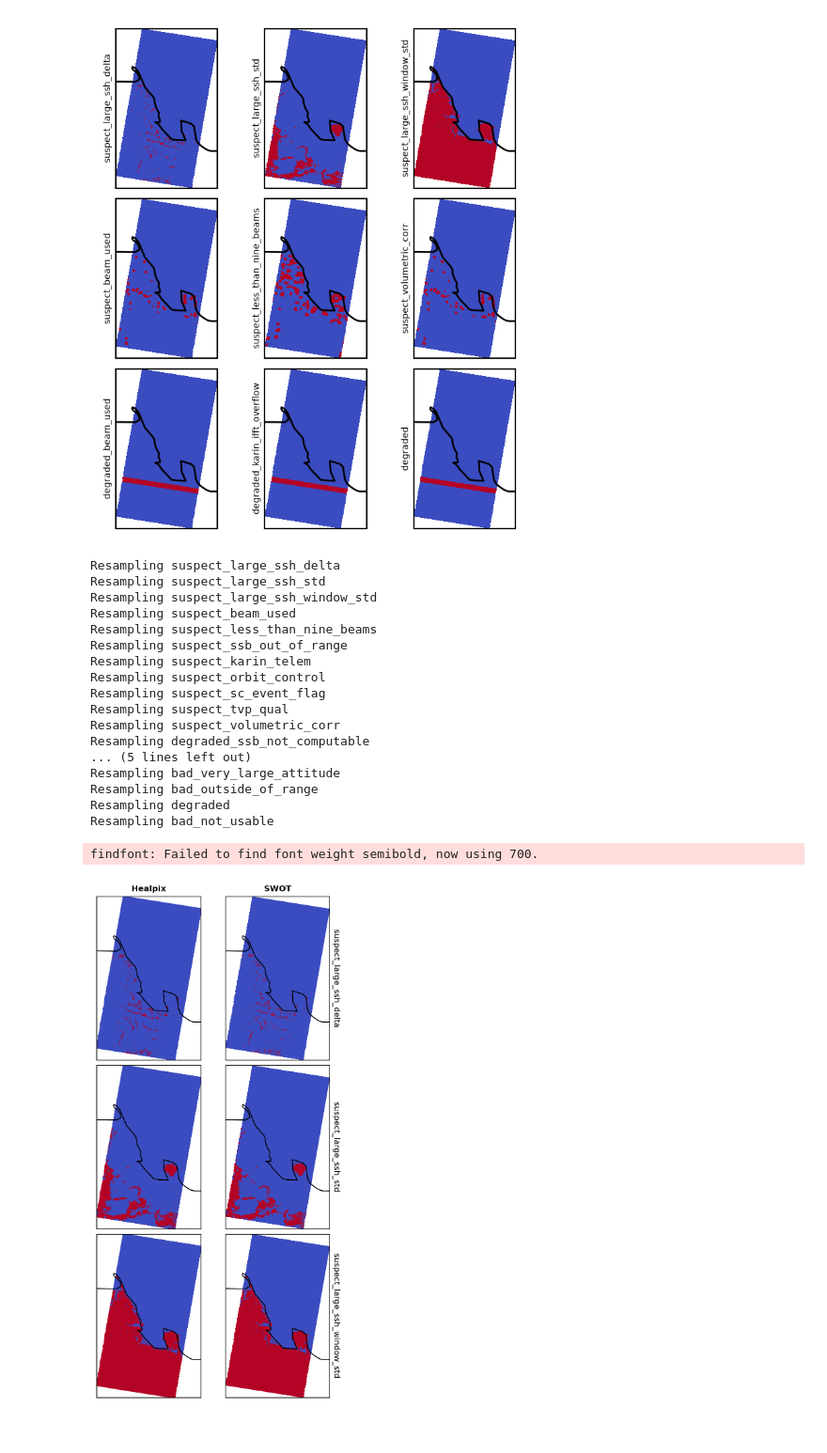
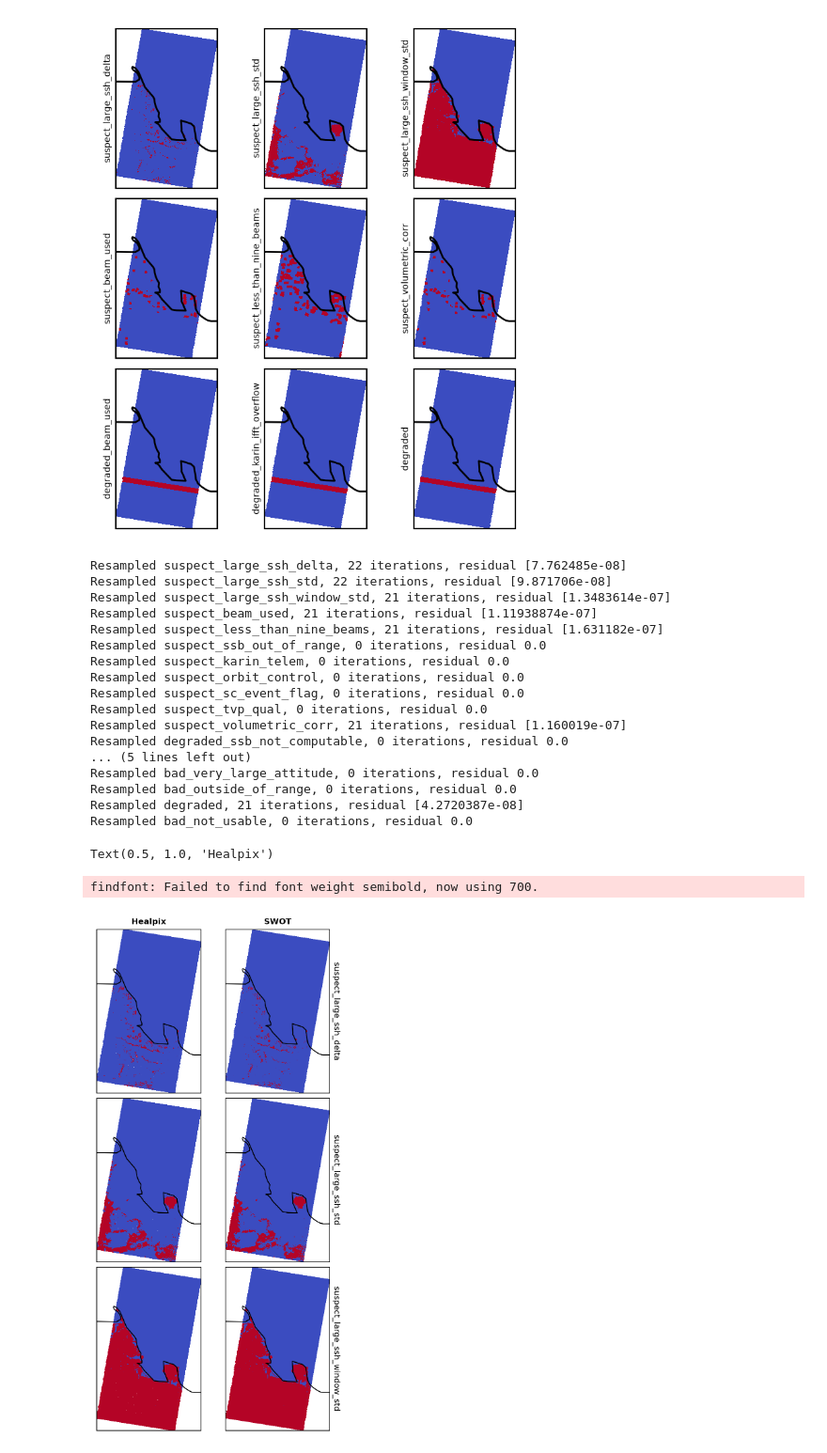
Before and after one commit to Descanonge/SWOT-Healpix, a Jupyter notebook: swot_healpix/resample/flags.ipynb, the cells around one changed output. Shown at 94% size. Saved outputs shown, nothing was run; the diff lists cells and outputs as text; code cells hidden in the pictures.

```diff
--- a/swot_healpix/resample/flags.ipynb
+++ b/swot_healpix/resample/flags.ipynb
@@ -26,4 +25,6 @@ from swot_healpix.data import SWOT, check_target
 # 10: 6.3km
 level = 15
 
+healpix_grid = HealpixGrid(level=level, indexing_scheme="nested", ellipsoid="WGS84")
+
 track = SWOT(cycle=546, track=19, version="PGC0")
@@ -374,12 +364,14 @@ lat = swath.latitude.values.ravel()
 class_flags_1d = class_flags.values.reshape(class_flags.flag.size, -1)
 assert class_flags_1d.shape == (len(class_meanings), lon.size)
 # %%
-resampler = PSFResampler(lon_deg=lon, lat_deg=lat, level=level)
+resampler = PSFResampler(lon_deg=lon, lat_deg=lat, level=level, sigma_m=300)
 
 result = []
 for flag, data in zip(class_meanings, class_flags_1d):
-    print(f"Resampling {flag}")
-    result.append(resampler.resample(data, lam=0.5).cell_data)
+    resampled = resampler.resample(data, lam=0.1)
+    result.append(resampled.cell_data)
+    print(f"Resampled {flag}, {resampled.cg_niters} iterations, "
+          f"residual {resampled.cg_residual_norms[-1]}")
 
 class_flags_hp_psf = xr.DataArray(
     np.array(result),
@@ -600,12 +593,15 @@ resampler = PSFResampler(
     lat_deg=lat,
     level=level,
     verbose=False,
+    sigma_m=300,
 )
 
 result = []
 for flag, data in zip(qual_meanings, qual_flags_1d):
-    print(f"Resampling {flag}")
-    result.append(resampler.resample(data, lam=0.5).cell_data)
+    resampled = resampler.resample(data, lam=0.2)
+    result.append(resampled.cell_data)
+    print(f"Resampled {flag}, {resampled.cg_niters} iterations, "
+          f"residual {resampled.cg_residual_norms[-1]}")
 
 qual_flags_hp = xr.DataArray(
     np.array(result),
@@ -614,23 +610,23 @@ qual_flags_hp = xr.DataArray(
 )
 qual_flags_hp = qual_flags_hp > 0.3
 # %% [output]
-Resampling suspect_large_ssh_delta
-Resampling suspect_large_ssh_std
-Resampling suspect_large_ssh_window_std
-Resampling suspect_beam_used
-Resampling suspect_less_than_nine_beams
-Resampling suspect_ssb_out_of_range
-Resampling suspect_karin_telem
-Resampling suspect_orbit_control
-Resampling suspect_sc_event_flag
-Resampling suspect_tvp_qual
-Resampling suspect_volumetric_corr
-Resampling degraded_ssb_not_computable
+Resampled suspect_large_ssh_delta, 22 iterations, residual [7.762485e-08]
+Resampled suspect_large_ssh_std, 22 iterations, residual [9.871706e-08]
+Resampled suspect_large_ssh_window_std, 21 iterations, residual [1.3483614e-07]
+Resampled suspect_beam_used, 21 iterations, residual [1.11938874e-07]
+Resampled suspect_less_than_nine_beams, 21 iterations, residual [1.631182e-07]
+Resampled suspect_ssb_out_of_range, 0 iterations, residual 0.0
+Resampled suspect_karin_telem, 0 iterations, residual 0.0
+Resampled suspect_orbit_control, 0 iterations, residual 0.0
+Resampled suspect_sc_event_flag, 0 iterations, residual 0.0
+Resampled suspect_tvp_qual, 0 iterations, residual 0.0
+Resampled suspect_volumetric_corr, 21 iterations, residual [1.160019e-07]
+Resampled degraded_ssb_not_computable, 0 iterations, residual 0.0
 ... (5 lines left out)
-Resampling bad_very_large_attitude
-Resampling bad_outside_of_range
-Resampling degraded
-Resampling bad_not_usable
+Resampled bad_very_large_attitude, 0 iterations, residual 0.0
+Resampled bad_outside_of_range, 0 iterations, residual 0.0
+Resampled degraded, 21 iterations, residual [4.2720387e-08]
+Resampled bad_not_usable, 0 iterations, residual 0.0
 # %%
 flags_to_plot = [
     "suspect_large_ssh_delta",
@@ -658,44 +654,42 @@ for i_flag, flag in enumerate(flags_to_plot):
     ax2.pcolormesh(
         qual_flags.longitude,
         qual_flags.latitude,
         qual_flags.sel(flag=flag),
         cmap="coolwarm",
         transform=ccrs.PlateCarree(),
     )
 
-    vertices = np.stack(
-        healpix_geo.nested.vertices(
-            qual_flags_hp.cell_ids, depth=level, ellipsoid="WGS84"
-        ),
-        axis=-1,
+    healpix_pcolormesh(
+        qual_flags_hp.cell_ids,
+        qual_flags_hp.sel(flag=flag).astype("f"),
+        healpix_grid=healpix_grid,
+        level_tile=7,
+        vmin=0,
+        vmax=1,
+        cmap="coolwarm",
+        ax=ax1
     )
-    colorizer = plt.Colorizer("coolwarm")
-    colors = colorizer.to_rgba(qual_flags_hp.sel(flag=flag))
-    polys = PolyCollection(vertices[:-1], ec=colors, fc=colors)
-    ax1.add_collection(polys)
-    ax1.set_xlim()
 
     ax2.annotate(
         flag,
         xy=(1, 0.5),
         xycoords="axes fraction",
         xytext=(3, 0),
         textcoords="offset points",
         ha="left",
         va="center",
         rotation=-90,
     )
 
     for ax in (ax1, ax2):
         ax.set_xlim(*xlim)
         ax.set_ylim(*ylim)
         ax.set_aspect("equal")
         ax.coastlines()
 
 axes[0, 1].set_title("SWOT", weight="semibold")
 axes[0, 0].set_title("Healpix", weight="semibold")
-
-savefig(fig, "qual_resampled.png")
 # %% [output]
-findfont: Failed to find font weight semibold, now using 700.
+Text(0.5, 1.0, 'Healpix')
+findfont: Failed to find font weight semibold, now using 700.
-[figure, old version]
+[figure, new version]
```
Also changed, not shown: parts of 11 cells of this notebook, 2 other files.
